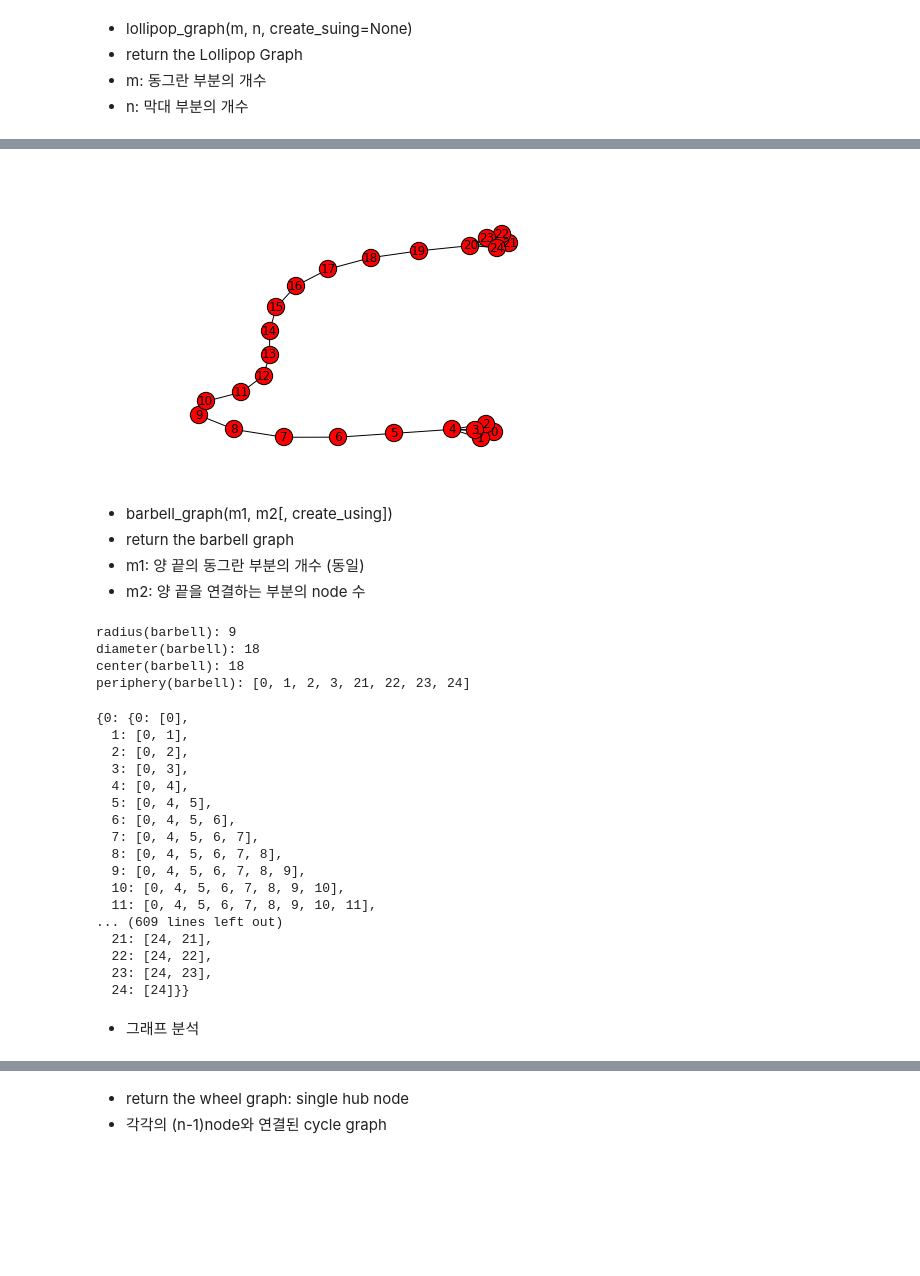
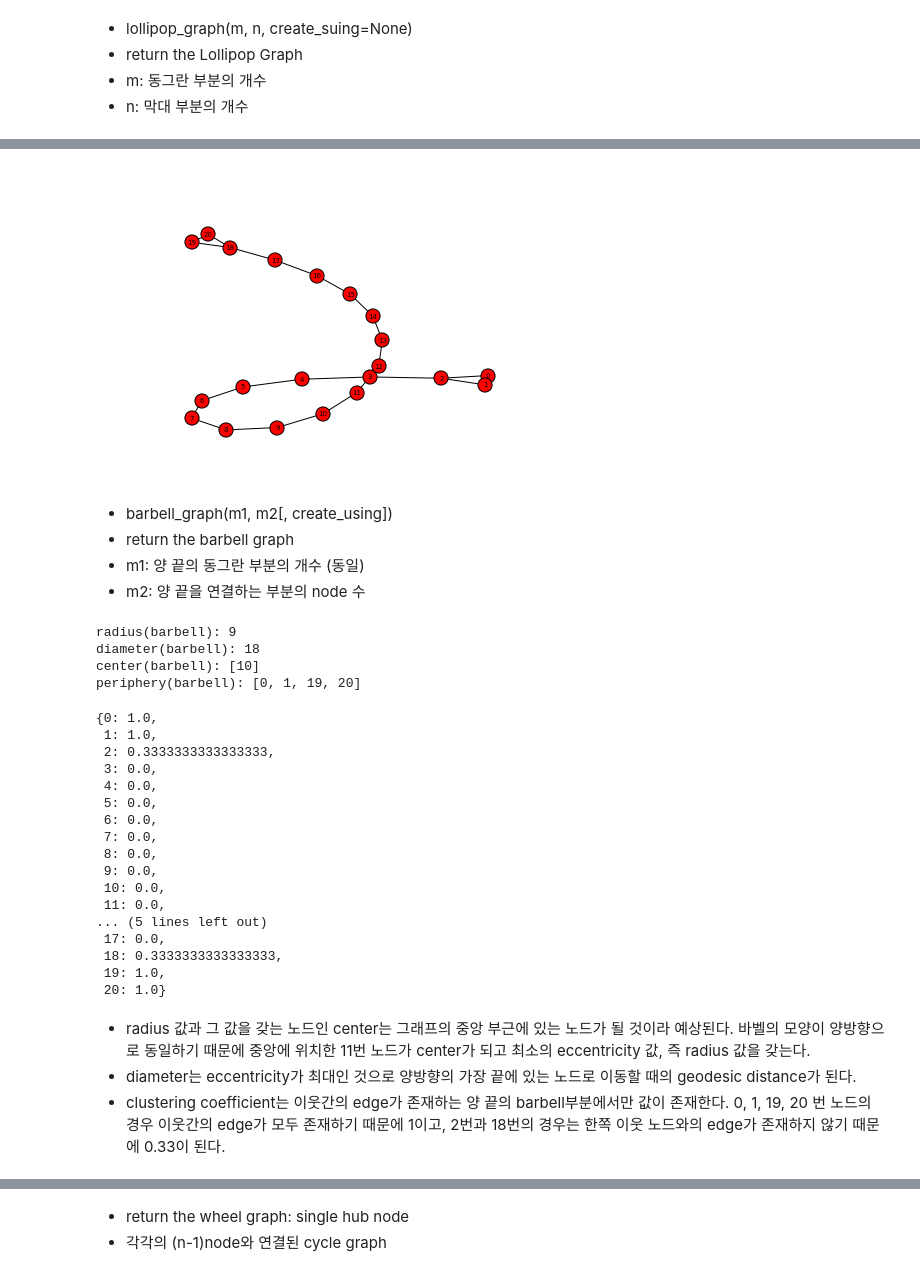
Before and after one commit to kmk4021/data_science, a Jupyter notebook: Assignment4-SNA.ipynb, the cells around one changed output, grey strips where cells are left out. Saved outputs shown, nothing was run; the diff lists cells and outputs as text; code cells hidden in the pictures; blank space fills up the shorter version.

```diff
--- a/Assignment4-SNA.ipynb
+++ b/Assignment4-SNA.ipynb
@@ -50,8 +49,8 @@ periphery(lollipop): [0, 1, 2, 3, 14]
 # %%
-barbell = nx.barbell_graph(5, 15)
-nx.draw(barbell, node_size=300, with_labels=True, font_size = 12)
+barbell = nx.barbell_graph(3, 15)
+nx.draw(barbell, node_size=200, with_labels=True, font_size = 7)
 # %% [output]
-[figure, old version]
+[figure, new version]
 # %% [markdown]
 - barbell_graph(m1, m2[, create_using])
 - return the barbell graph
@@ -60,34 +59,35 @@ nx.draw(barbell, node_size=300, with_labels=True, font_size = 12)
 # %%
 print "radius(barbell):", algo.radius(barbell)
 print "diameter(barbell):", algo.diameter(barbell)
-print "center(barbell):", algo.diameter(barbell)
+print "center(barbell):", algo.center(barbell)
 print "periphery(barbell):", algo.periphery(barbell)
 nx.clustering(barbell)
-algo.all_pairs_shortest_path(barbell)
 # %% [output]
 radius(barbell): 9
 diameter(barbell): 18
-center(barbell): 18
-periphery(barbell): [0, 1, 2, 3, 21, 22, 23, 24]
+center(barbell): [10]
+periphery(barbell): [0, 1, 19, 20]
-{0: {0: [0],
-  1: [0, 1],
-  2: [0, 2],
-  3: [0, 3],
-  4: [0, 4],
-  5: [0, 4, 5],
-  6: [0, 4, 5, 6],
-  7: [0, 4, 5, 6, 7],
-  8: [0, 4, 5, 6, 7, 8],
-  9: [0, 4, 5, 6, 7, 8, 9],
-  10: [0, 4, 5, 6, 7, 8, 9, 10],
-  11: [0, 4, 5, 6, 7, 8, 9, 10, 11],
-... (609 lines left out)
-  21: [24, 21],
-  22: [24, 22],
-  23: [24, 23],
-  24: [24]}}
+{0: 1.0,
+ 1: 1.0,
+ 2: 0.3333333333333333,
+ 3: 0.0,
+ 4: 0.0,
+ 5: 0.0,
+ 6: 0.0,
+ 7: 0.0,
+ 8: 0.0,
+ 9: 0.0,
+ 10: 0.0,
+ 11: 0.0,
+... (5 lines left out)
+ 17: 0.0,
+ 18: 0.3333333333333333,
+ 19: 1.0,
+ 20: 1.0}
-# %% [markdown]
-- 그래프 분석
+# %% [markdown]
+- radius 값과 그 값을 갖는 노드인 center는 그래프의 중앙 부근에 있는 노드가 될 것이라 예상된다. 바벨의 모양이 양방향으로 동일하기 때문에 중앙에 위치한 11번 노드가 center가 되고 최소의 eccentricity 값, 즉 radius 값을 갖는다.
+- diameter는 eccentricity가 최대인 것으로 양방향의 가장 끝에 있는 노드로 이동할 때의 geodesic distance가 된다.
+- clustering coefficient는 이웃간의 edge가 존재하는 양 끝의 barbell부분에서만 값이 존재한다. 0, 1, 19, 20 번 노드의 경우 이웃간의 edge가 모두 존재하기 때문에 1이고, 2번과 18번의 경우는 한쪽 이웃 노드와의 edge가 존재하지 않기 때문에 0.33이 된다.
 # %%
 wheel = nx.wheel_graph(10)
 nx.draw(wheel, node_size=300, with_labels=True, font_size=12)
```
Also changed, not shown: parts of 56 cells of this notebook.
